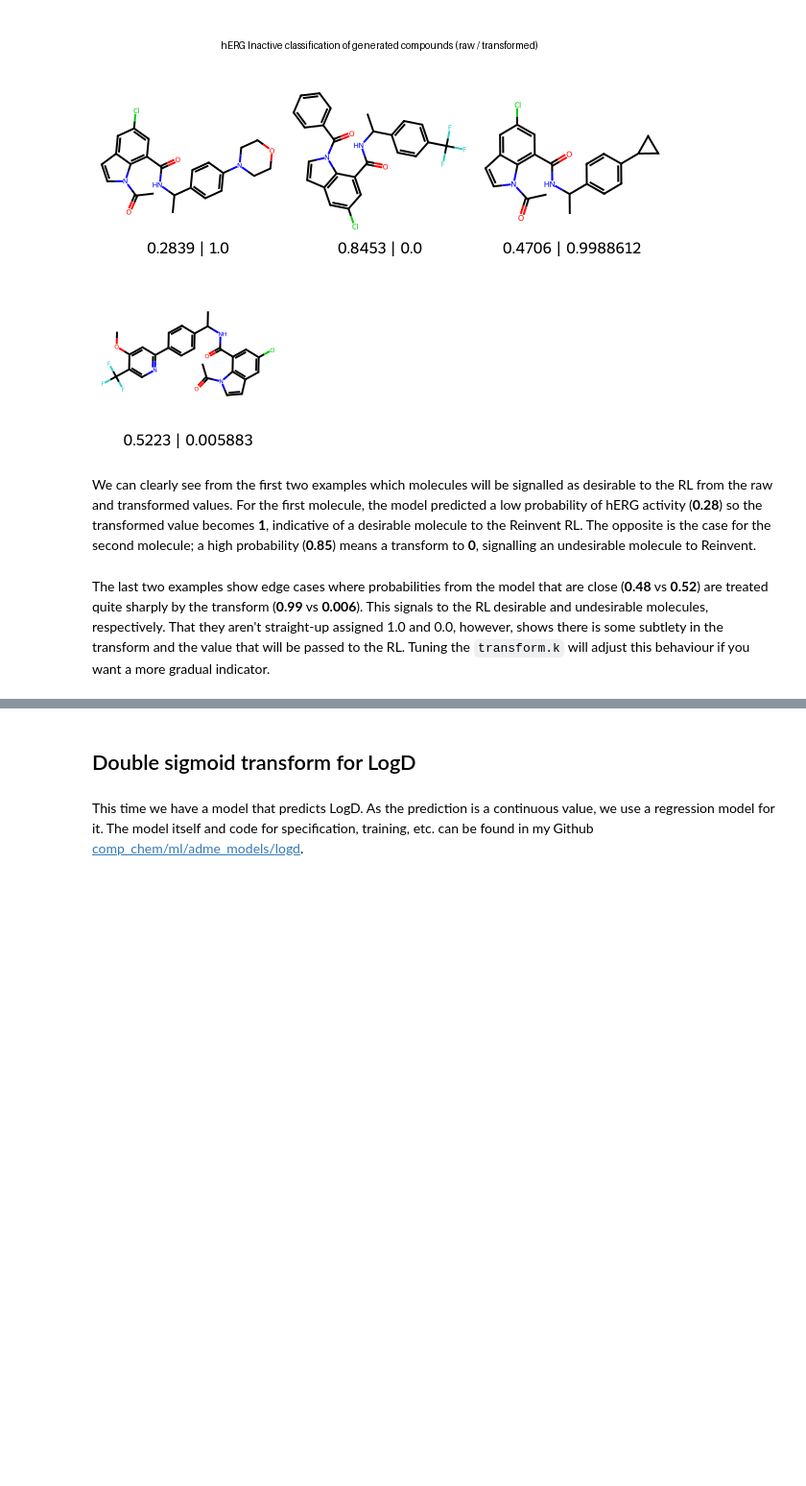
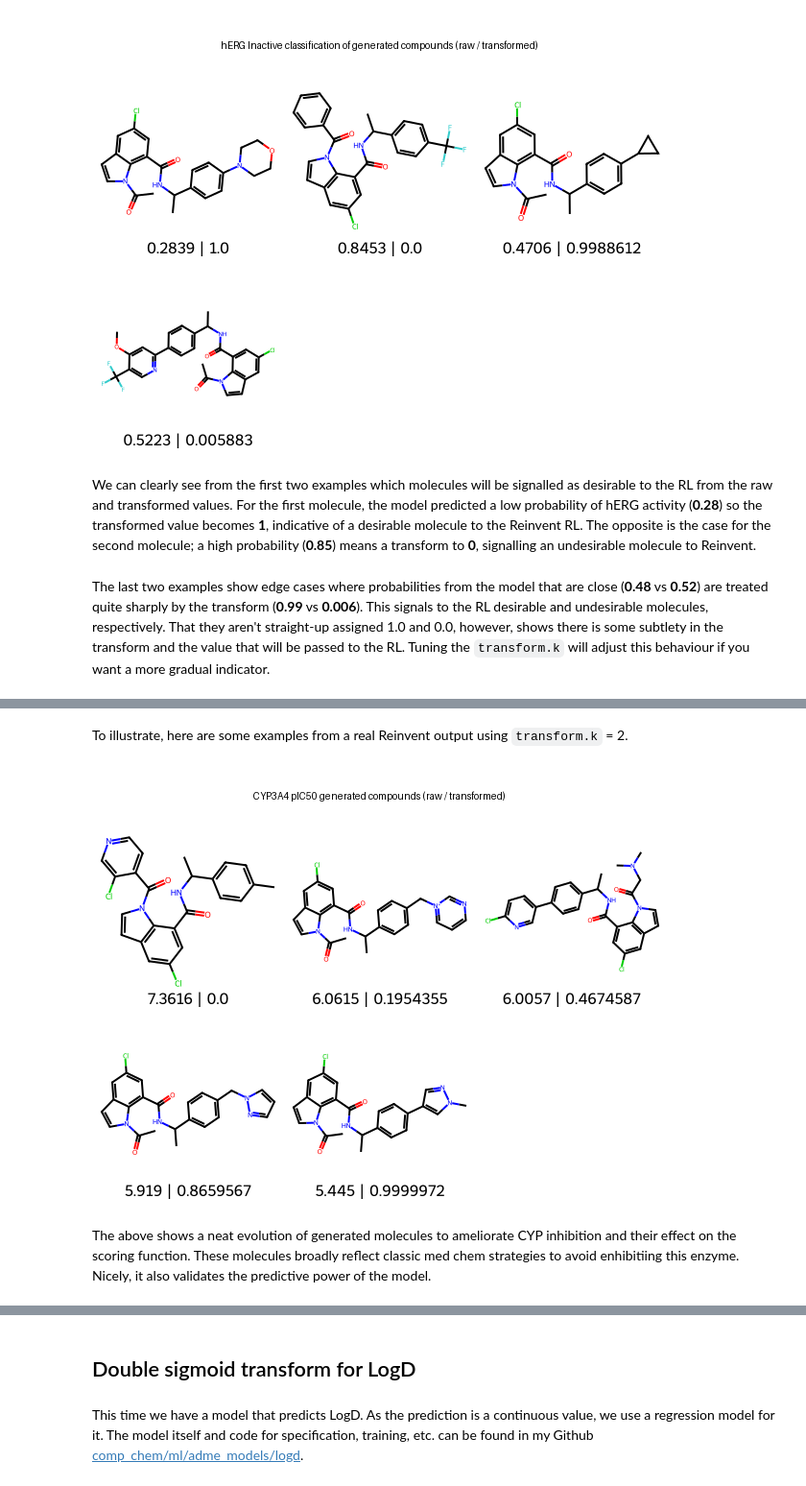
Before and after one commit to coreytaylorcompchem/comp_chem, a Jupyter notebook: generation/2025-08-29_tuning_reinvent.ipynb, the cells around one changed output, grey strips where cells are left out. Shown at 96% size. Saved outputs shown, nothing was run; the diff lists cells and outputs as text; code cells hidden in the pictures; blank space fills up the shorter version.

Commit message:
Reinvent tuning tutorial

```diff
--- a/generation/2025-08-29_tuning_reinvent.ipynb
+++ b/generation/2025-08-29_tuning_reinvent.ipynb
@@ -87,7 +89,7 @@ data_herg = {
       'CC(=O)n1ccc2cc(Cl)cc(C(=O)NC(C)c3ccc(C4CC4)cc3)c21',
       'COc1cc(-c2ccc(C(C)NC(=O)c3cc(Cl)cc4ccn(C(C)=O)c34)cc2)ncc1C(F)(F)F',
       ],
-  "hERG_inactive": [1.0, 0.0, 0.9988612, 0.005883],
+  "hERG_inactive_trans": [1.0, 0.0, 0.9988612, 0.005883],
   "hERG_inactive_raw": [0.2839, 0.8453, 0.4706, 0.5223]
 }
 
@@ -113,7 +115,7 @@ title_text = "hERG Inactive classification of generated compounds (raw / transfo
 
 # Generate molecule images with legends.
 mols = [Chem.MolFromSmiles(s) for s in df_herg.SMILES]
-legends = [f"{i} | {j}" for i, j in zip(df_herg["hERG_inactive_raw"], df_herg["hERG_inactive"])]
+legends = [f"{i} | {j}" for i, j in zip(df_herg["hERG_inactive_raw"], df_herg["hERG_inactive_trans"])]
 mol_imgs = [Draw.MolToImage(m, size=sub_img_size, legend=legends[i]) for i, m in enumerate(mols)]
 
 # Annoyingly, MolsToGridImage doesn't natively support image titles,
@@ -157,0 +210,16 @@ The last two examples show edge cases where probabilities from the model that ar
+# %% [markdown]
+To illustrate, here are some examples from a real Reinvent output using `transform.k` = 2.
+# %%
+data_cyp = {
+  "SMILES": [
+      'Cc1ccc(C(C)NC(=O)c2cc(Cl)cc3ccn(C(=O)c4ccncc4Cl)c23)cc1',
+      'CC(=O)n1ccc2cc(Cl)cc(C(=O)NC(C)c3ccc(C[n+]4cccnc4)cc3)c21',
+      'CC(NC(=O)c1cc(Cl)cc2ccn(C(=O)CN(C)C)c12)c1ccc(-c2ccc(Cl)nc2)cc1',
+      'CC(=O)n1ccc2cc(Cl)cc(C(=O)NC(C)c3ccc(Cn4cccn4)cc3)c21',
+      'CC(=O)n1ccc2cc(Cl)cc(C(=O)NC(C)c3ccc(-c4cnn(C)c4)cc3)c21',
+      ],
+  "cyp_pic50_trans": [0.0000, 0.1954355, 0.4674587, 0.8659567, 0.9999972],
+  "cyp_pic50_raw": [7.3616, 6.0615, 6.0057, 5.919, 5.445]
+}
+
+df_cyp = pd.DataFrame(data_cyp)
@@ -157,0 +235,52 @@ The last two examples show edge cases where probabilities from the model that ar
+# %%
+import io
+from PIL import Image, ImageDraw, ImageFont
+import math
+
+mols_per_row = 3
+sub_img_size = (200, 200)
+title_height = 60
+title_text = "CYP3A4 pIC50 generated compounds (raw / transformed)"
+
+# Generate molecule images with legends.
+mols = [Chem.MolFromSmiles(s) for s in df_cyp.SMILES]
+legends = [f"{i} | {j}" for i, j in zip(df_cyp["cyp_pic50_raw"], df_cyp["cyp_pic50_trans"])]
+mol_imgs = [Draw.MolToImage(m, size=sub_img_size, legend=legends[i]) for i, m in enumerate(mols)]
+
+# Annoyingly, MolsToGridImage doesn't natively support image titles,
+# so we need to do some manual reconstruction
+n_mols = len(mol_imgs)
+n_rows = math.ceil(n_mols / mols_per_row)
+grid_width = mols_per_row * sub_img_size[0]
+grid_height = n_rows * sub_img_size[1]
+
+grid_img = Image.new("RGB", (grid_width, grid_height), "white")
+
+for idx, mol_img in enumerate(mol_imgs):
+    row = idx // mols_per_row
+    col = idx % mols_per_row
+    x = col * sub_img_size[0]
+    y = row * sub_img_size[1]
+    grid_img.paste(mol_img, (x, y))
+
+final_img = Image.new("RGB", (grid_img.width, grid_img.height + title_height), "white")
+
+draw = ImageDraw.Draw(final_img)
+try:
+    font = ImageFont.truetype("arial.ttf", 32)
+except:
+    font = ImageFont.load_default()
+
+bbox = draw.textbbox((0, 0), title_text, font=font)
+text_width = bbox[2] - bbox[0]
+text_height = bbox[3] - bbox[1]
+text_x = (grid_img.width - text_width) // 2
+text_y = (title_height - text_height) // 2
+draw.text((text_x, text_y), title_text, fill="black", font=font)
+
+final_img.paste(grid_img, (0, title_height))
+display(final_img)
+# %% [output]
+[figure, added]
+# %% [markdown]
+The above shows a neat evolution of generated molecules to ameliorate CYP inhibition and their effect on the scoring function. These molecules broadly reflect classic med chem strategies to avoid enhibitiing this enzyme. Nicely, it also validates the predictive power of the model.
```
Also changed, not shown: parts of 20 cells of this notebook.
